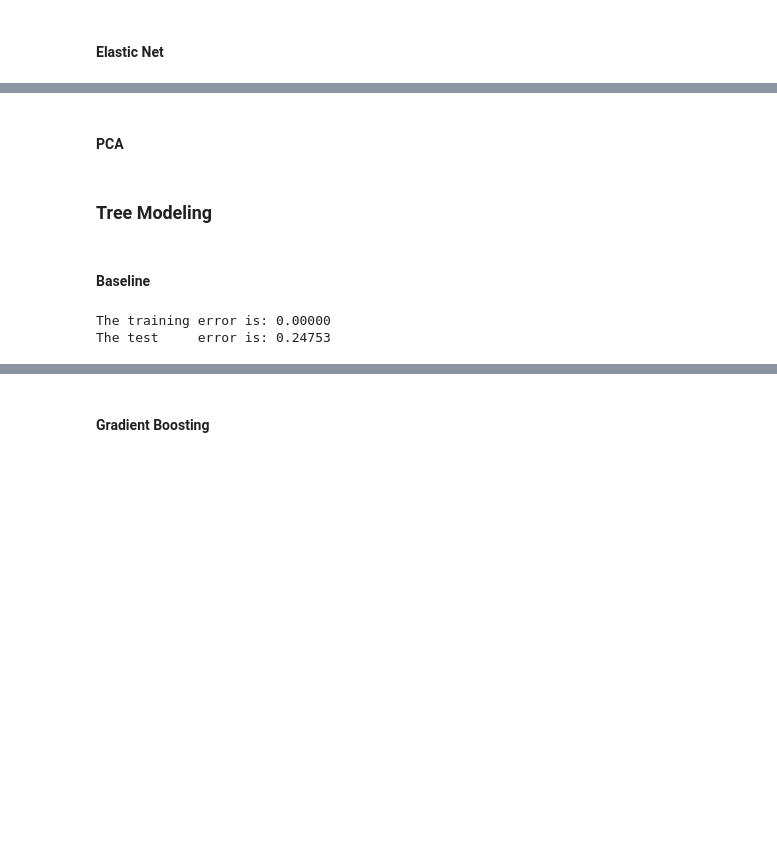
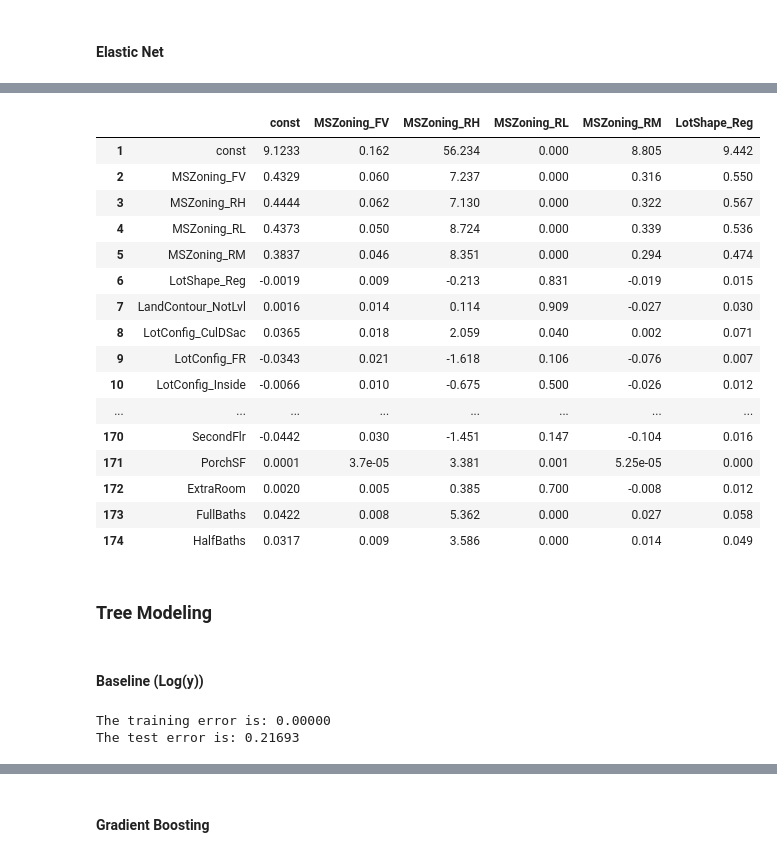
Before and after one commit to ryanhpark/HousingPricePrediction_ML, a Jupyter notebook: Sita/Sita_ML_Project.ipynb, the cells around one changed output, grey strips where cells are left out. Saved outputs shown, nothing was run; the diff lists cells and outputs as text; code cells hidden in the pictures; blank space fills up the shorter version.

```diff
--- a/Sita/Sita_ML_Project.ipynb
+++ b/Sita/Sita_ML_Project.ipynb
@@ -99,4 +77,0 @@ Root Mean Squared Error: 0.13402
-# %%
-X_add_const = sm.add_constant(X)
-sm_ols = pd.DataFrame(sm.OLS(log_y, X_add_const).fit().summary().tables[1])
-sm_ols.rename(columns=sm_ols.iloc[0]).drop(sm_ols.index[0])
@@ -163,2 +101,0 @@ Root Mean Squared Error: 0.13414
-# %% [markdown]
-#### PCA
@@ -187,3 +109,25 @@ Root Mean Squared Error: 0.13414
+# %%
+X_add_const = sm.add_constant(X_train)
+sm_ols = pd.DataFrame(sm.OLS(y_train, X_add_const).fit().summary().tables[1])
+sm_ols.rename(columns=sm_ols[0]).drop(sm_ols.index[0])
+# %% [output]
+|  |  | const | MSZoning_FV | MSZoning_RH | MSZoning_RL | MSZoning_RM | LotShape_Reg |
+| 1 | const | 9.1233 | 0.162 | 56.234 | 0.000 | 8.805 | 9.442 |
+| 2 | MSZoning_FV | 0.4329 | 0.060 | 7.237 | 0.000 | 0.316 | 0.550 |
+| 3 | MSZoning_RH | 0.4444 | 0.062 | 7.130 | 0.000 | 0.322 | 0.567 |
+| 4 | MSZoning_RL | 0.4373 | 0.050 | 8.724 | 0.000 | 0.339 | 0.536 |
+| 5 | MSZoning_RM | 0.3837 | 0.046 | 8.351 | 0.000 | 0.294 | 0.474 |
+| 6 | LotShape_Reg | -0.0019 | 0.009 | -0.213 | 0.831 | -0.019 | 0.015 |
+| 7 | LandContour_NotLvl | 0.0016 | 0.014 | 0.114 | 0.909 | -0.027 | 0.030 |
+| 8 | LotConfig_CulDSac | 0.0365 | 0.018 | 2.059 | 0.040 | 0.002 | 0.071 |
+| 9 | LotConfig_FR | -0.0343 | 0.021 | -1.618 | 0.106 | -0.076 | 0.007 |
+| 10 | LotConfig_Inside | -0.0066 | 0.010 | -0.675 | 0.500 | -0.026 | 0.012 |
+| ... | ... | ... | ... | ... | ... | ... | ... |
+| 170 | SecondFlr | -0.0442 | 0.030 | -1.451 | 0.147 | -0.104 | 0.016 |
+| 171 | PorchSF | 0.0001 | 3.7e-05 | 3.381 | 0.001 | 5.25e-05 | 0.000 |
+| 172 | ExtraRoom | 0.0020 | 0.005 | 0.385 | 0.700 | -0.008 | 0.012 |
+| 173 | FullBaths | 0.0422 | 0.008 | 5.362 | 0.000 | 0.027 | 0.058 |
+| 174 | HalfBaths | 0.0317 | 0.009 | 3.586 | 0.000 | 0.014 | 0.049 |
 # %% [markdown]
 ### Tree Modeling
 # %%
@@ -200,8 +142,8 @@ def get_error(X_train, y_train, X_test, y_test, model, show = True):
 # %% [markdown]
-#### Baseline
+#### Baseline (Log(y))
 # %%
 tree_model = tree.DecisionTreeRegressor()
-get_error(X_train, y_train, X_test, y_test, tree_model);
+get_error(tree_model)
 # %% [output]
 The training error is: 0.00000
-The test     error is: 0.24753
+The test error is: 0.21693
```
Also changed, not shown: parts of 34 cells of this notebook.
